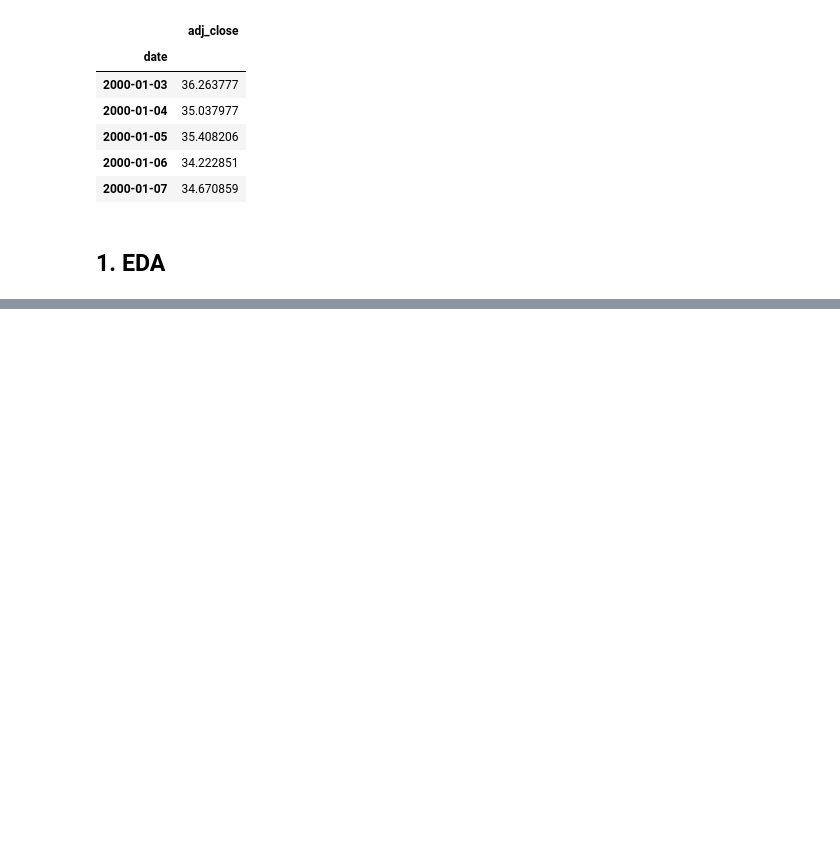
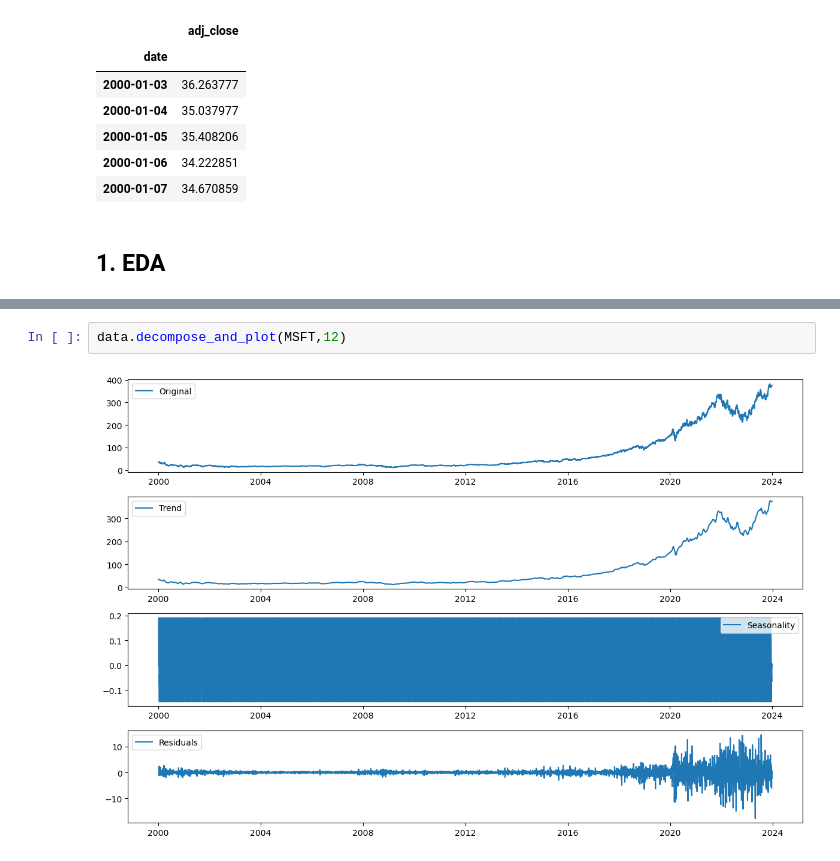
Before and after one commit to baoyik/ADSP-Group-Project, a Jupyter notebook: Main.ipynb, the cells around one changed output, grey strips where cells are left out. Drawn from its saved outputs; the diff is of its cells as text; blank space fills up the shorter version.

```diff
--- a/Main.ipynb
+++ b/Main.ipynb
@@ -57,0 +70,4 @@ memory usage: 94.3 KB
+# %%
+data.decompose_and_plot(MSFT,12)
+# %% [output]
+[figure, added]
```
Also changed, not shown: parts of 8 cells of this notebook, 2 other files.
